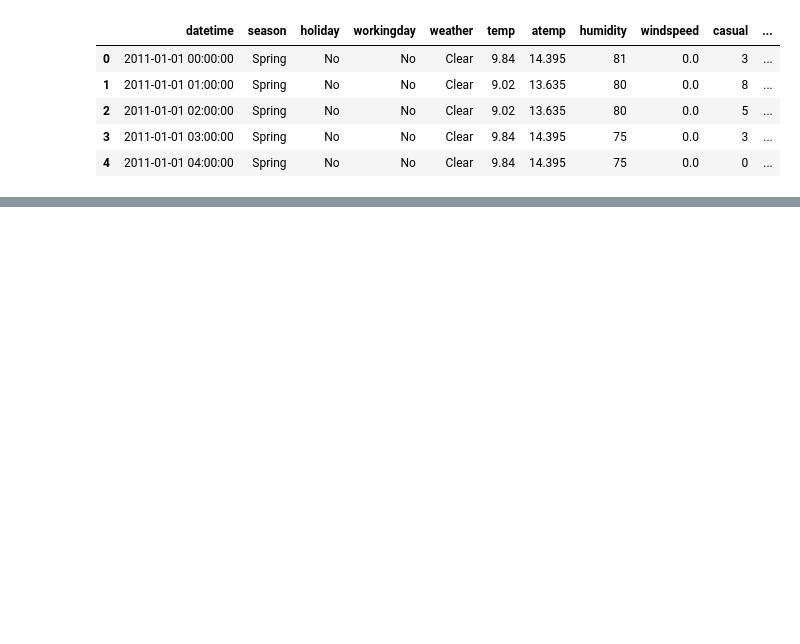
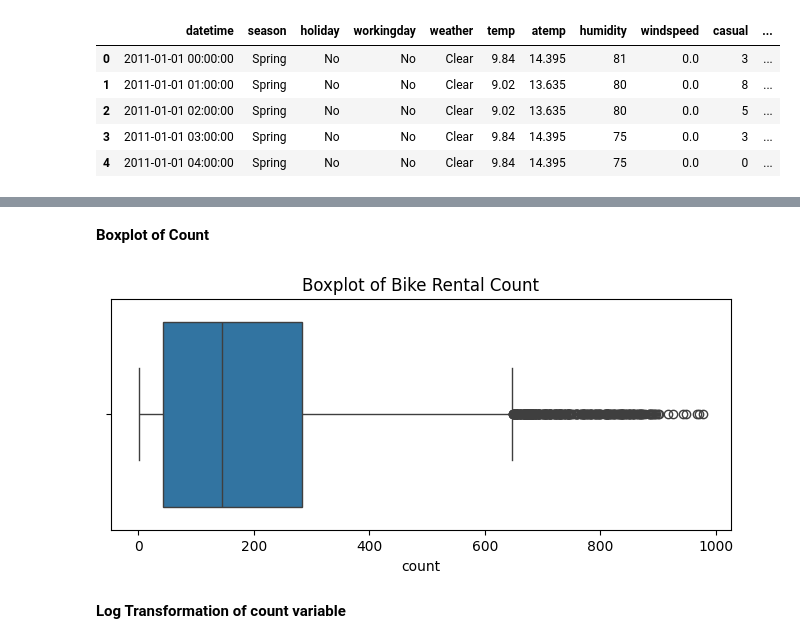
Before and after one commit to shreyankaul/scaler, a Jupyter notebook: yulu_sk.ipynb, the cells around one changed output, grey strips where cells are left out. Drawn from its saved outputs; the diff is of its cells as text; code cells hidden in the pictures; blank space fills up the shorter version.

```diff
--- a/yulu_sk.ipynb
+++ b/yulu_sk.ipynb
@@ -371,0 +425,14 @@ df.head()
+# %% [markdown]
+**Boxplot of Count**
+# %%
+plt.figure(figsize=(8,3))
+
+sns.boxplot(x=df['count'])
+
+plt.title('Boxplot of Bike Rental Count')
+
+plt.show()
+# %% [output]
+[figure, added]
+# %% [markdown]
+**Log Transformation of count variable**
```
Also changed, not shown: parts of 96 cells of this notebook.
